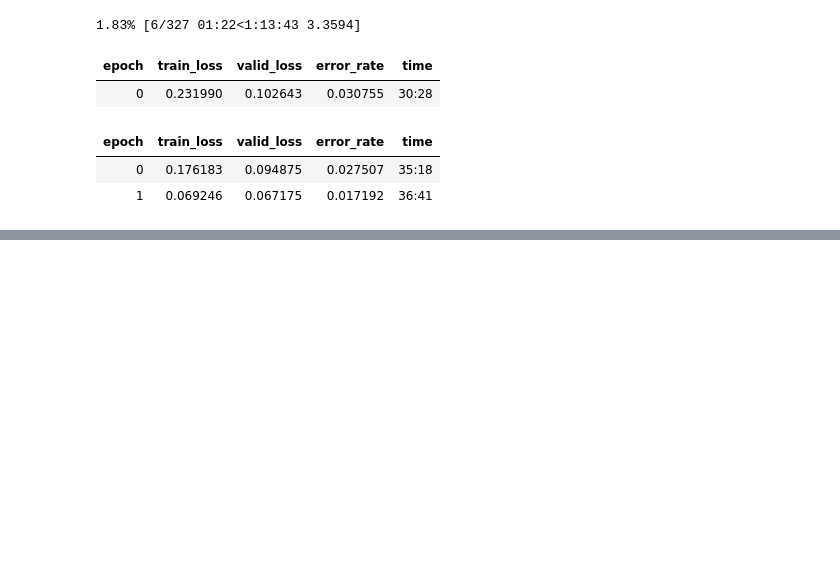
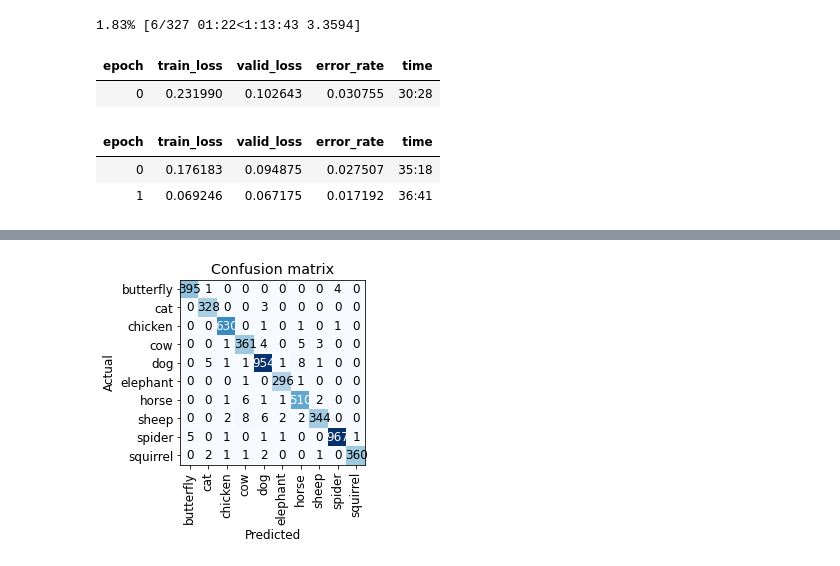
Before and after one commit to MUbarak123-56/emotion-detection, a Jupyter notebook: model_training_1.ipynb, the cells around one changed output, grey strips where cells are left out. Saved outputs shown, nothing was run; the diff lists cells and outputs as text; code cells hidden in the pictures; blank space fills up the shorter version.

```diff
--- a/model_training_1.ipynb
+++ b/model_training_1.ipynb
@@ -95,0 +96,4 @@ interp.plot_top_losses(9, figsize=(15,10))
+# %%
+interp50 = ClassificationInterpretation.from_learner(learn50)
+interp50.plot_confusion_matrix()
+# %% [output]
@@ -95,0 +102 @@ interp.plot_top_losses(9, figsize=(15,10))
+[figure, added]
```
Also changed, not shown: parts of 3 cells of this notebook.
